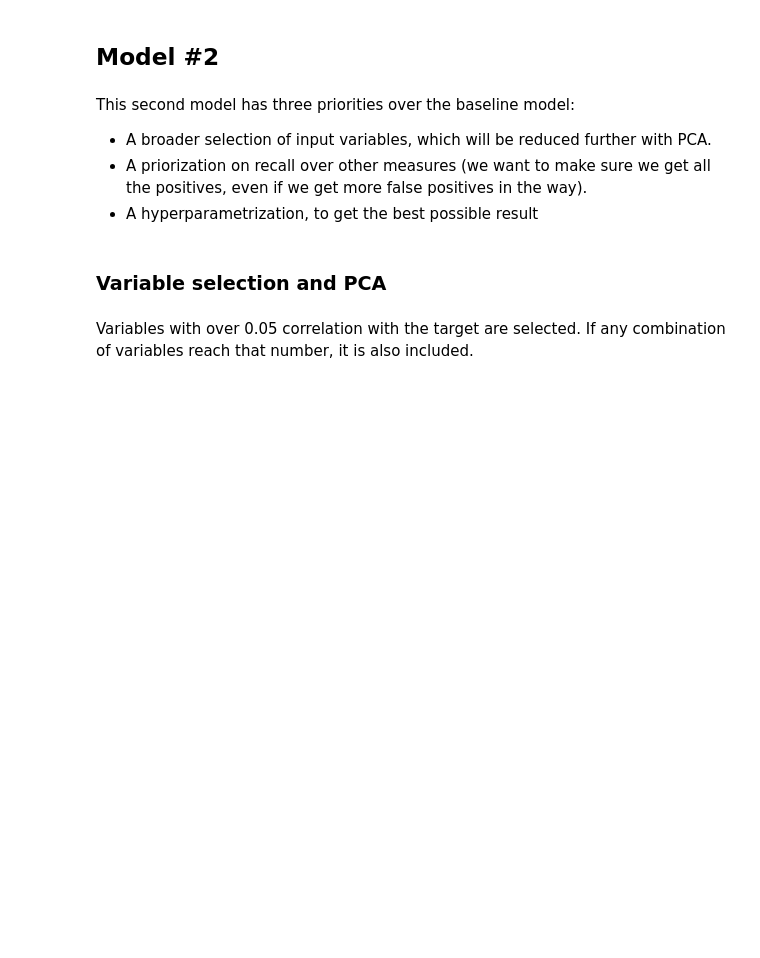
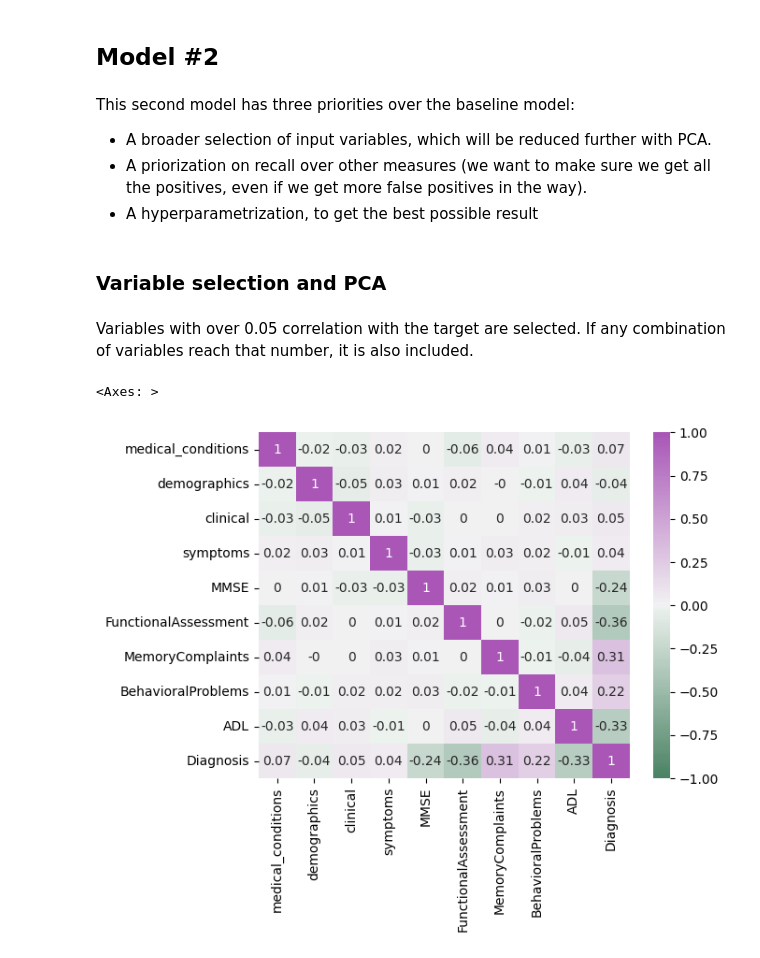
Before and after one commit to RauGarGom/ml_alzheimer_class, a Jupyter notebook: notebooks/class_model_2.ipynb, the cells around one changed output. Saved outputs shown, nothing was run; the diff lists cells and outputs as text; code cells hidden in the pictures; blank space fills up the shorter version.

```diff
--- a/notebooks/class_baseline_model copy.ipynb
+++ b/notebooks/class_model_2.ipynb
@@ -99,0 +119,13 @@ alz_2 = alz[['medical_conditions',]]
+# %%
+### Origin: https://www.kaggle.com/datasets/rabieelkharoua/alzheimers-disease-dataset
+alz = pd.read_csv('../data/class/raw/alzheimers_disease_data.csv',index_col='PatientID')
+alz = ut.feat_eng(alz)
+# %%
+alz_2 = alz[['medical_conditions','demographics','clinical','symptoms','MMSE','FunctionalAssessment',
+             'MemoryComplaints','BehavioralProblems','ADL','Diagnosis']]
+# %%
+palette = sns.diverging_palette(145, 300, s=60, as_cmap=True)
+sns.heatmap(round(alz_2.corr(),2), vmin=-1,annot=True, cmap=palette)
+# %% [output]
+<Axes: >
+[figure, added]
```
Also changed, not shown: parts of 17 cells of this notebook, 4 other files.
